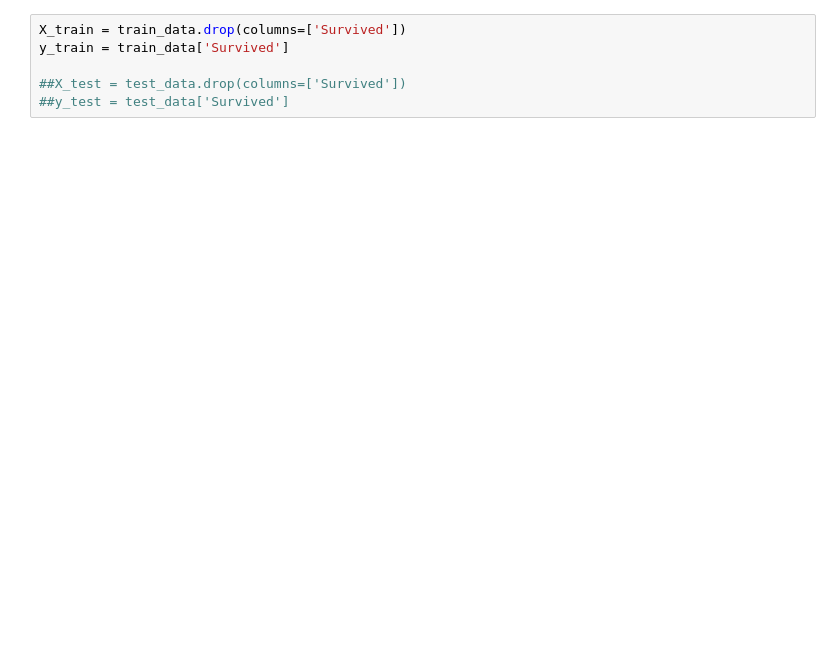
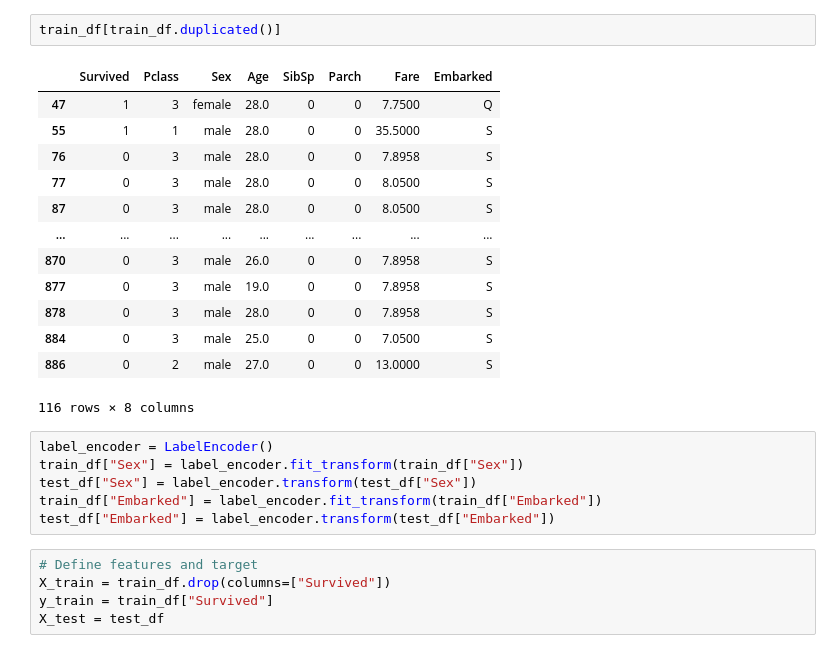
Before and after one commit to Ujjawal-AI/DataScience-Assignment, a Jupyter notebook: LogisticRegression_Assignment.ipynb, the cells around one changed output. Drawn from its saved outputs; the diff is of its cells as text; blank space fills up the shorter version.

```diff
--- a/LogisticRegression_Assignment.ipynb
+++ b/LogisticRegression_Assignment.ipynb
@@ -195,6 +67,27 @@ test_data
-# %%
-X_train = train_data.drop(columns=['Survived'])
-y_train = train_data['Survived']
-
-##X_test = test_data.drop(columns=['Survived'])
-##y_test = test_data['Survived']
+# %%
+train_df[train_df.duplicated()]
+# %% [output]
+|  | Survived | Pclass | Sex | Age | SibSp | Parch | Fare | Embarked |
+| 47 | 1 | 3 | female | 28.0 | 0 | 0 | 7.7500 | Q |
+| 55 | 1 | 1 | male | 28.0 | 0 | 0 | 35.5000 | S |
+| 76 | 0 | 3 | male | 28.0 | 0 | 0 | 7.8958 | S |
+| 77 | 0 | 3 | male | 28.0 | 0 | 0 | 8.0500 | S |
+| 87 | 0 | 3 | male | 28.0 | 0 | 0 | 8.0500 | S |
+| ... | ... | ... | ... | ... | ... | ... | ... | ... |
+| 870 | 0 | 3 | male | 26.0 | 0 | 0 | 7.8958 | S |
+| 877 | 0 | 3 | male | 19.0 | 0 | 0 | 7.8958 | S |
+| 878 | 0 | 3 | male | 28.0 | 0 | 0 | 7.8958 | S |
+| 884 | 0 | 3 | male | 25.0 | 0 | 0 | 7.0500 | S |
+| 886 | 0 | 2 | male | 27.0 | 0 | 0 | 13.0000 | S |
+116 rows × 8 columns
+# %%
+label_encoder = LabelEncoder()
+train_df["Sex"] = label_encoder.fit_transform(train_df["Sex"])
+test_df["Sex"] = label_encoder.transform(test_df["Sex"])
+train_df["Embarked"] = label_encoder.fit_transform(train_df["Embarked"])
+test_df["Embarked"] = label_encoder.transform(test_df["Embarked"])
+# %%
+# Define features and target
+X_train = train_df.drop(columns=["Survived"])
+y_train = train_df["Survived"]
+X_test = test_df
```
Also changed, not shown: parts of 25 cells of this notebook.
